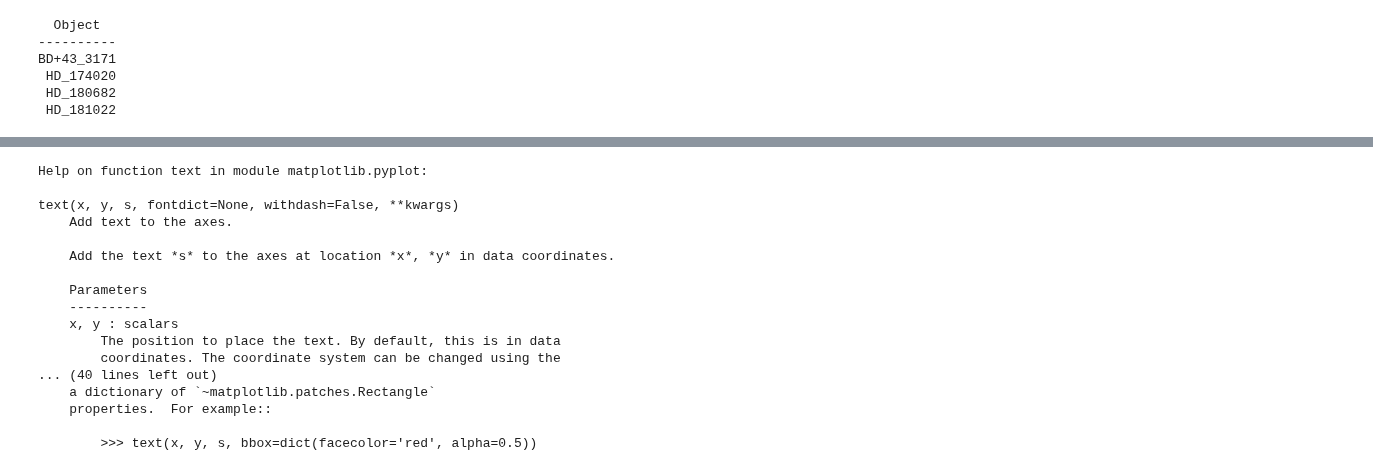
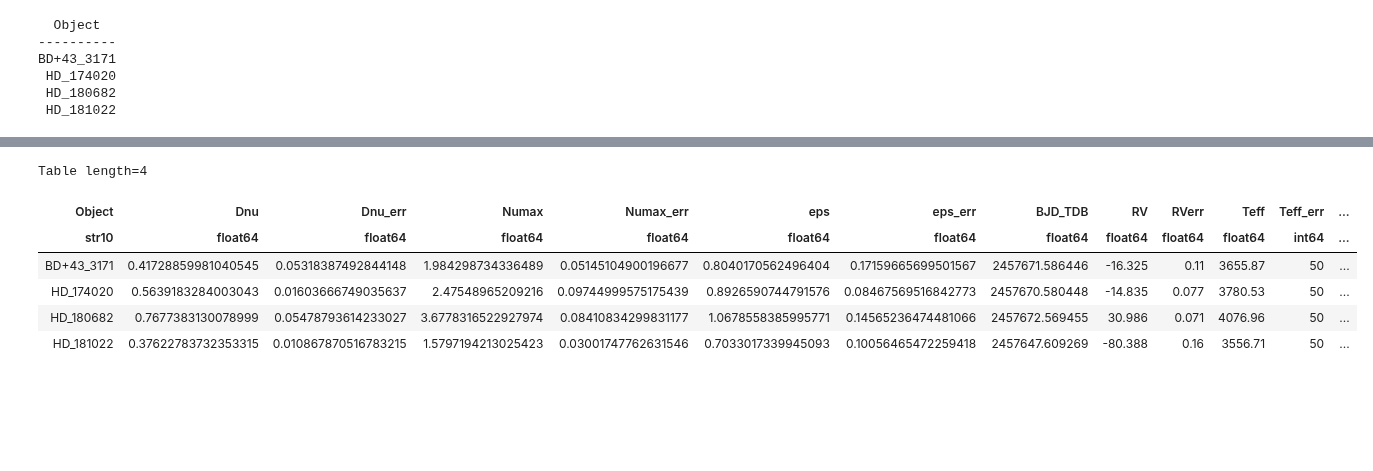
Before and after one commit to benjaminpope/smearcampaign, a Jupyter notebook: notebooks/asteroseismic_logg.ipynb, the cells around one changed output, grey strips where cells are left out. Saved outputs shown, nothing was run; the diff lists cells and outputs as text; code cells hidden in the pictures; blank space fills up the shorter version.

```diff
--- a/notebooks/asteroseismic_logg.ipynb
+++ b/notebooks/asteroseismic_logg.ipynb
@@ -168,23 +169,13 @@ plt.savefig('numax_correlation.png')
-# %%
-help(plt.text)
-# %% [output]
-Help on function text in module matplotlib.pyplot:
-
-text(x, y, s, fontdict=None, withdash=False, **kwargs)
-    Add text to the axes.
-
-    Add the text *s* to the axes at location *x*, *y* in data coordinates.
-
-    Parameters
-    ----------
-    x, y : scalars
-        The position to place the text. By default, this is in data
-        coordinates. The coordinate system can be changed using the
-... (40 lines left out)
-    a dictionary of `~matplotlib.patches.Rectangle`
-    properties.  For example::
-
-        >>> text(x, y, s, bbox=dict(facecolor='red', alpha=0.5))
+# %%
+new_table
+# %% [output]
+Table length=4
+| Object | Dnu | Dnu_err | Numax | Numax_err | eps | eps_err | BJD_TDB | RV | RVerr | Teff | Teff_err | ... |
+| str10 | float64 | float64 | float64 | float64 | float64 | float64 | float64 | float64 | float64 | float64 | int64 | ... |
+| BD+43_3171 | 0.41728859981040545 | 0.05318387492844148 | 1.984298734336489 | 0.05145104900196677 | 0.8040170562496404 | 0.17159665699501567 | 2457671.586446 | -16.325 | 0.11 | 3655.87 | 50 | ... |
+| HD_174020 | 0.5639183284003043 | 0.01603666749035637 | 2.47548965209216 | 0.09744999575175439 | 0.8926590744791576 | 0.08467569516842773 | 2457670.580448 | -14.835 | 0.077 | 3780.53 | 50 | ... |
+| HD_180682 | 0.7677383130078999 | 0.05478793614233027 | 3.6778316522927974 | 0.08410834299831177 | 1.0678558385995771 | 0.14565236474481066 | 2457672.569455 | 30.986 | 0.071 | 4076.96 | 50 | ... |
+| HD_181022 | 0.37622783732353315 | 0.010867870516783215 | 1.5797194213025423 | 0.03001747762631546 | 0.7033017339945093 | 0.10056465472259418 | 2457647.609269 | -80.388 | 0.16 | 3556.71 | 50 | ... |
 # %%
 # output
 # %%
```
Also changed, not shown: parts of 20 cells of this notebook, 11 other files.
